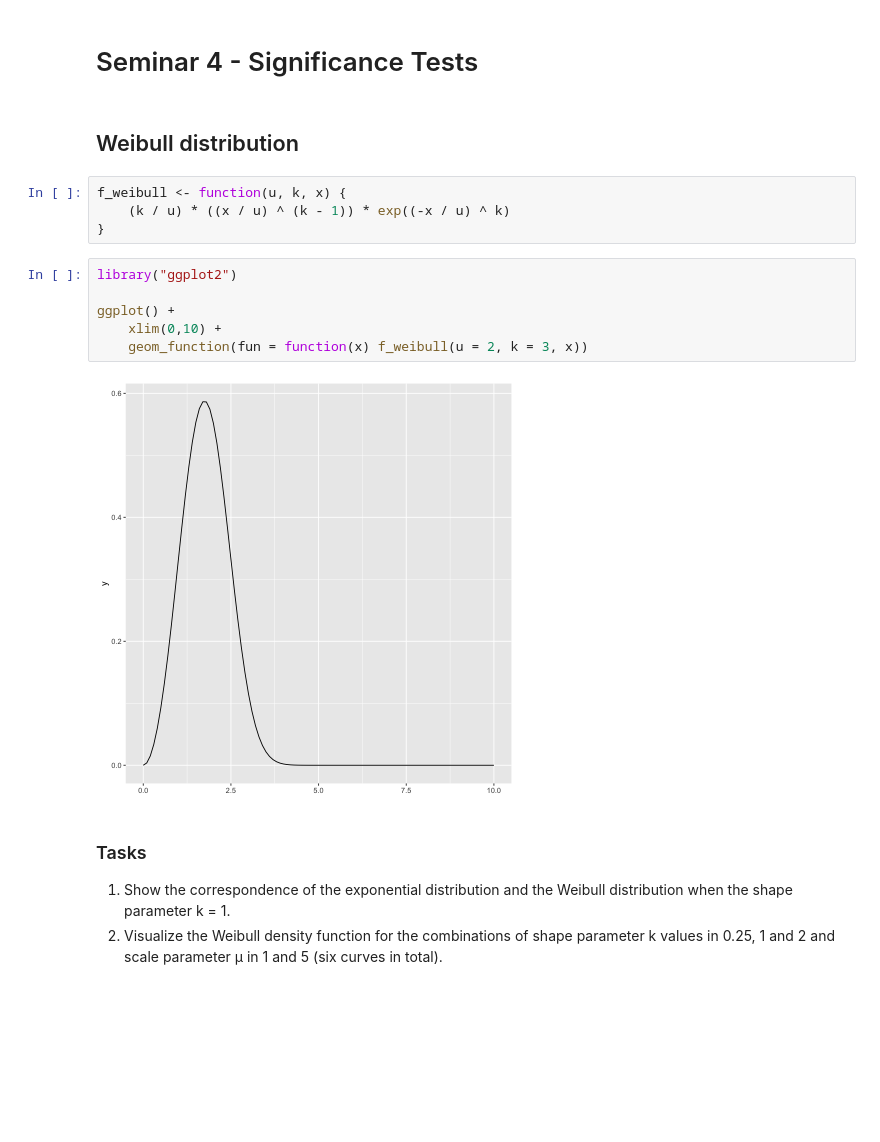
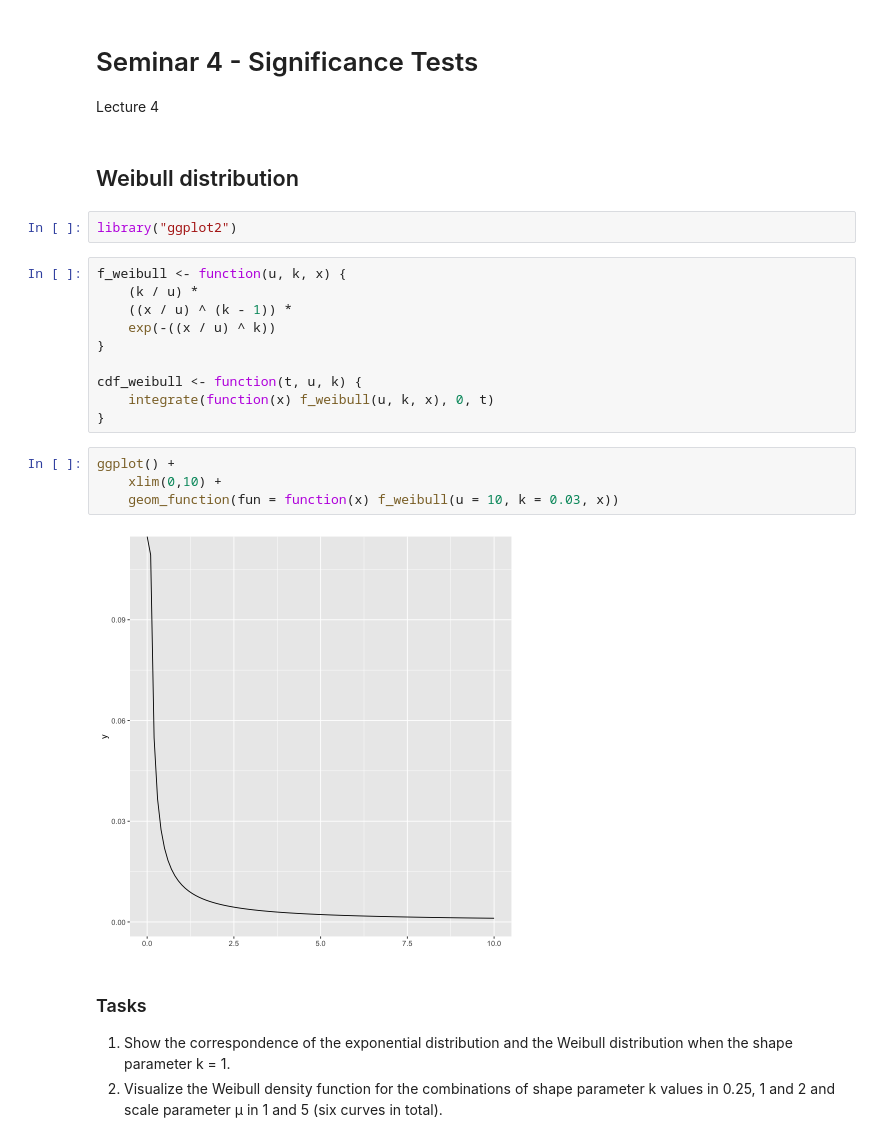
Before and after one commit to zrthxn/spedex, a Jupyter notebook: S4 - Significance.ipynb, the cells around one changed output. Drawn from its saved outputs; the diff is of its cells as text; blank space fills up the shorter version.

```diff
--- a/S4 - Significance.ipynb
+++ b/S4 - Significance.ipynb
@@ -1,19 +1,26 @@
 # %% [markdown]
 # Seminar 4 - Significance Tests
+Lecture 4
 # %% [markdown]
 ## Weibull distribution
+# %%
+library("ggplot2")
 # %%
 f_weibull <- function(u, k, x) {
-    (k / u) * ((x / u) ^ (k - 1)) * exp((-x / u) ^ k)
+    (k / u) *
+    ((x / u) ^ (k - 1)) *
+    exp(-((x / u) ^ k))
 }
+
+cdf_weibull <- function(t, u, k) {
+    integrate(function(x) f_weibull(u, k, x), 0, t)
+}
 # %%
-library("ggplot2")
-
 ggplot() +
     xlim(0,10) +
-    geom_function(fun = function(x) f_weibull(u = 2, k = 3, x))
+    geom_function(fun = function(x) f_weibull(u = 10, k = 0.03, x))
 # %% [output]
-[figure, old version]
+[figure, new version]
 # %% [markdown]
 ### Tasks
 1. Show the correspondence of the exponential distribution and the Weibull distribution when the shape parameter k = 1.
```
Also changed, not shown: parts of 20 cells of this notebook, 2 other files.
